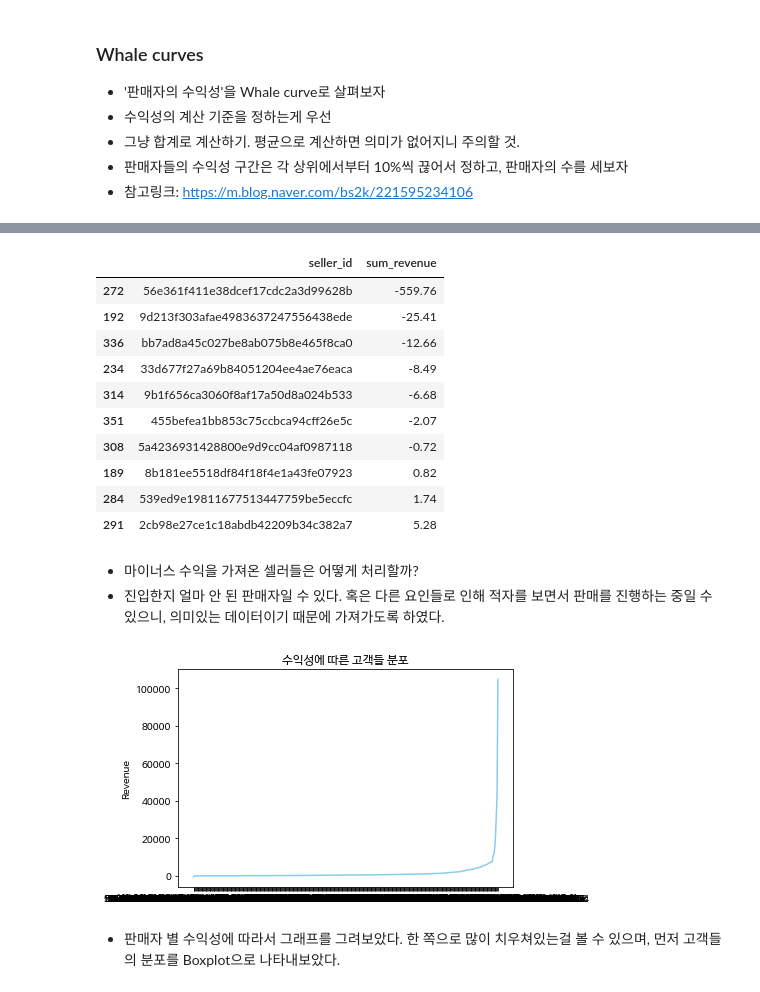
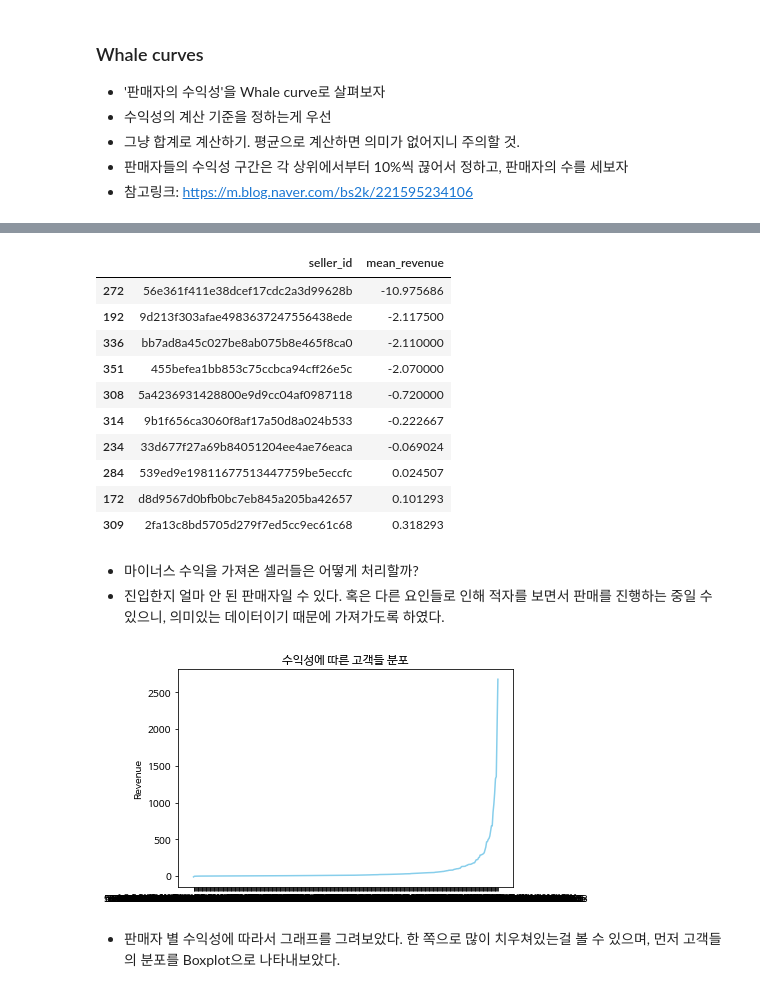
Before and after one commit to cyss93/CP1_team8, a Jupyter notebook: Whale_Curve_&_Origins.ipynb, the cells around one changed output, grey strips where cells are left out. Cells and saved outputs as stored; diff of their text form; code cells hidden in the pictures.

```diff
--- a/Whale_Curve_&_Origins.ipynb
+++ b/Whale_Curve_&_Origins.ipynb
@@ -7,7 +7,7 @@ import matplotlib.pyplot as plt
 from datetime import datetime
 import scipy.stats as stats
 # %%
-df_seller =  pd.read_csv('EDA_seller_data.csv')
+df_seller =  pd.read_csv('seller_379.csv')
 df_order =  pd.read_csv('EDA_order_data.csv')
 # %% [markdown]
 ### seller_data 데이터 설명
@@ -54,25 +70,25 @@ df_order =  pd.read_csv('EDA_order_data.csv')
 # %%
-df_seller.rename(columns = {'total_profit':'sum_revenue'}, inplace = True)
+df_seller.rename(columns = {'mean_profit':'mean_revenue'}, inplace = True)
 # %%
 # 셀러 아이디와 수익성만 추출
-df_for_whale = df_seller[['seller_id', 'sum_revenue']]
+df_for_whale = df_seller[['seller_id', 'mean_revenue']]
 # %%
 # 수익성 순으로 정렬
-df_for_whale = df_for_whale.sort_values('sum_revenue')
+df_for_whale = df_for_whale.sort_values('mean_revenue')
 # %%
 df_for_whale.head(10)
 # %% [output]
-|  | seller_id | sum_revenue |
-| 272 | 56e361f411e38dcef17cdc2a3d99628b | -559.76 |
-| 192 | 9d213f303afae4983637247556438ede | -25.41 |
-| 336 | bb7ad8a45c027be8ab075b8e465f8ca0 | -12.66 |
-| 234 | 33d677f27a69b84051204ee4ae76eaca | -8.49 |
-| 314 | 9b1f656ca3060f8af17a50d8a024b533 | -6.68 |
-| 351 | 455befea1bb853c75ccbca94cff26e5c | -2.07 |
-| 308 | 5a4236931428800e9d9cc04af0987118 | -0.72 |
-| 189 | 8b181ee5518df84f18f4e1a43fe07923 | 0.82 |
-| 284 | 539ed9e19811677513447759be5eccfc | 1.74 |
-| 291 | 2cb98e27ce1c18abdb42209b34c382a7 | 5.28 |
+|  | seller_id | mean_revenue |
+| 272 | 56e361f411e38dcef17cdc2a3d99628b | -10.975686 |
+| 192 | 9d213f303afae4983637247556438ede | -2.117500 |
+| 336 | bb7ad8a45c027be8ab075b8e465f8ca0 | -2.110000 |
+| 351 | 455befea1bb853c75ccbca94cff26e5c | -2.070000 |
+| 308 | 5a4236931428800e9d9cc04af0987118 | -0.720000 |
+| 314 | 9b1f656ca3060f8af17a50d8a024b533 | -0.222667 |
+| 234 | 33d677f27a69b84051204ee4ae76eaca | -0.069024 |
+| 284 | 539ed9e19811677513447759be5eccfc | 0.024507 |
+| 172 | d8d9567d0bfb0bc7eb845a205ba42657 | 0.101293 |
+| 309 | 2fa13c8bd5705d279f7ed5cc9ec61c68 | 0.318293 |
 # %% [markdown]
 - 마이너스 수익을 가져온 셀러들은 어떻게 처리할까?
 - 진입한지 얼마 안 된 판매자일 수 있다. 혹은 다른 요인들로 인해 적자를 보면서 판매를 진행하는 중일 수 있으니, 의미있는 데이터이기 때문에 가져가도록 하였다.
@@ -88,17 +104,17 @@ import matplotlib.pyplot as plt
 plt.rc('font', family='NanumBarunGothic')
 # %%
 x_label = list(df_for_whale['seller_id'])
-y_label = list(df_for_whale['sum_revenue'])
+y_label = list(df_for_whale['mean_revenue'])
 
 plt.plot(x_label, y_label,
          color='skyblue')
 
 plt.title('수익성에 따른 고객들 분포')
 plt.ylabel('Revenue')
 plt.show()
 plt.close()
 # %% [output]
-[figure, old version]
+[figure, new version]
 # %% [markdown]
 - 판매자 별 수익성에 따라서 그래프를 그려보았다. 한 쪽으로 많이 치우쳐있는걸 볼 수 있으며, 먼저 고객들의 분포를 Boxplot으로 나타내보았다.
 # %%
```
Also changed, not shown: parts of 16 cells of this notebook.
